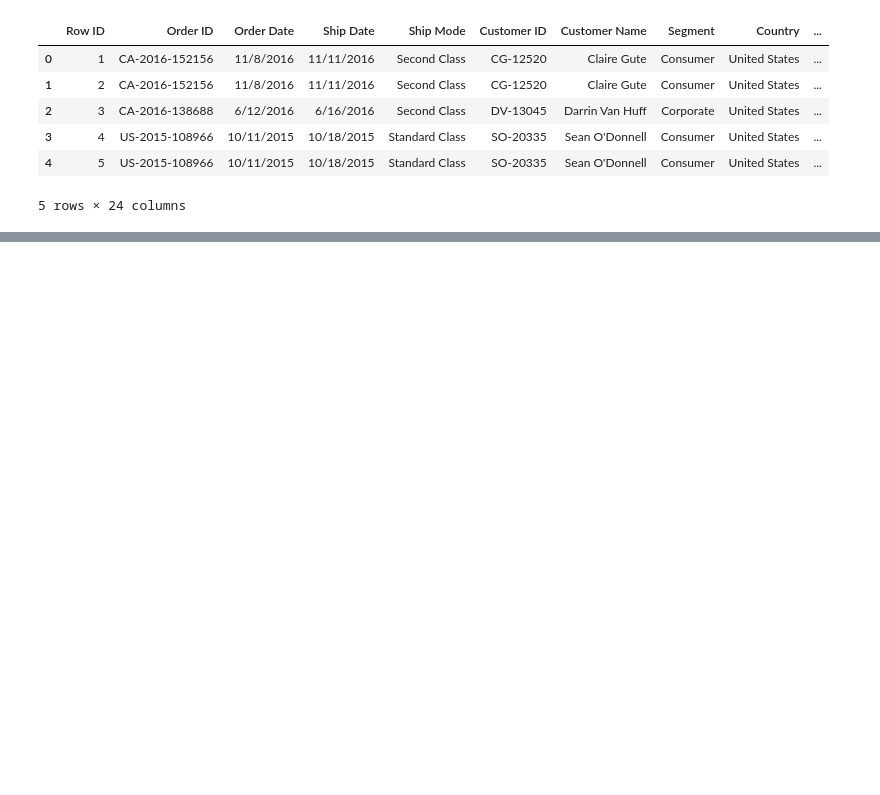
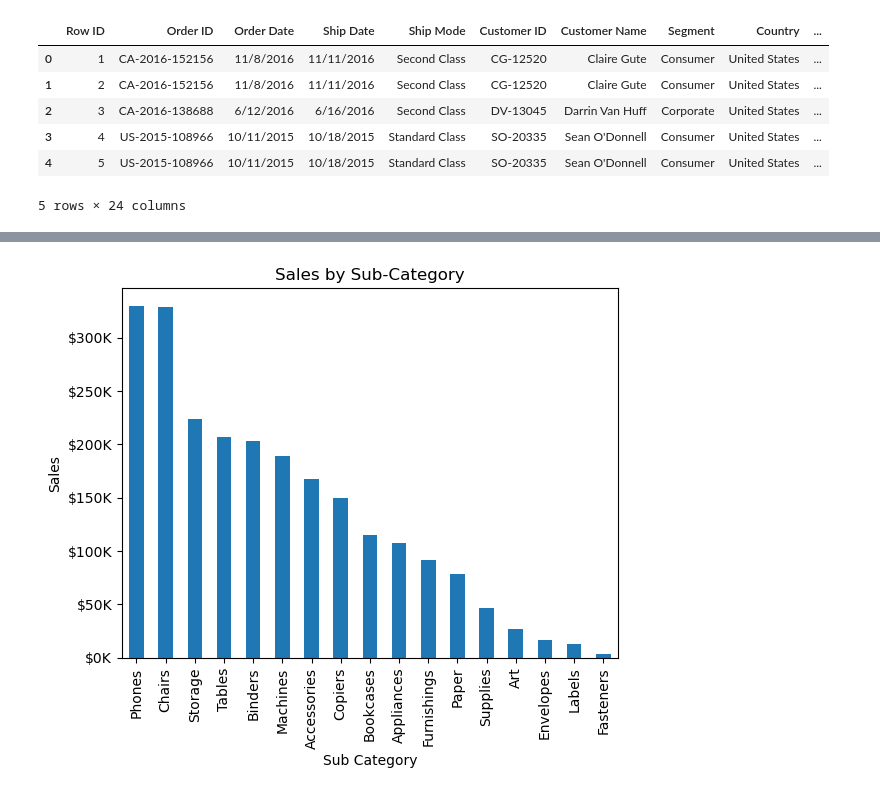
Before and after one commit to jmpealy/project-4-ML-integration, a Jupyter notebook: model_jason.ipynb, the cells around one changed output, grey strips where cells are left out. Cells and saved outputs as stored; diff of their text form; code cells hidden in the pictures; blank space fills up the shorter version.

```diff
--- a/model_jason.ipynb
+++ b/model_jason.ipynb
@@ -28,0 +67,8 @@ df.head()
+# %%
+# DF that shows sales by sub-category
+sub_category_sales = df.groupby('Sub-Category')['Sales'].sum()
+sub_category_sales = sub_category_sales.sort_values(ascending=False)
+formatted_sub_category_sales = sub_category_sales.map('$ {:.2f}'.format)
+
+sub_category_sales_df = pd.DataFrame(formatted_sub_category_sales)
+sub_category_sales_df
@@ -28,0 +95,18 @@ df.head()
+# %%
+#Bar chart that shows sales by sub-category
+def currency_formatter(x, pos):
+    return f"${x/1000:,.0f}K"
+
+
+y_format = FuncFormatter(currency_formatter)
+plt.gca().yaxis.set_major_formatter(y_format)
+
+sub_category_sales.plot(kind='bar')
+
+plt.xlabel('Sub Category')
+plt.ylabel('Sales')
+plt.title('Sales by Sub-Category')
+
+plt.show()
+# %% [output]
+[figure, added]
```
Also changed, not shown: parts of 22 cells of this notebook.
